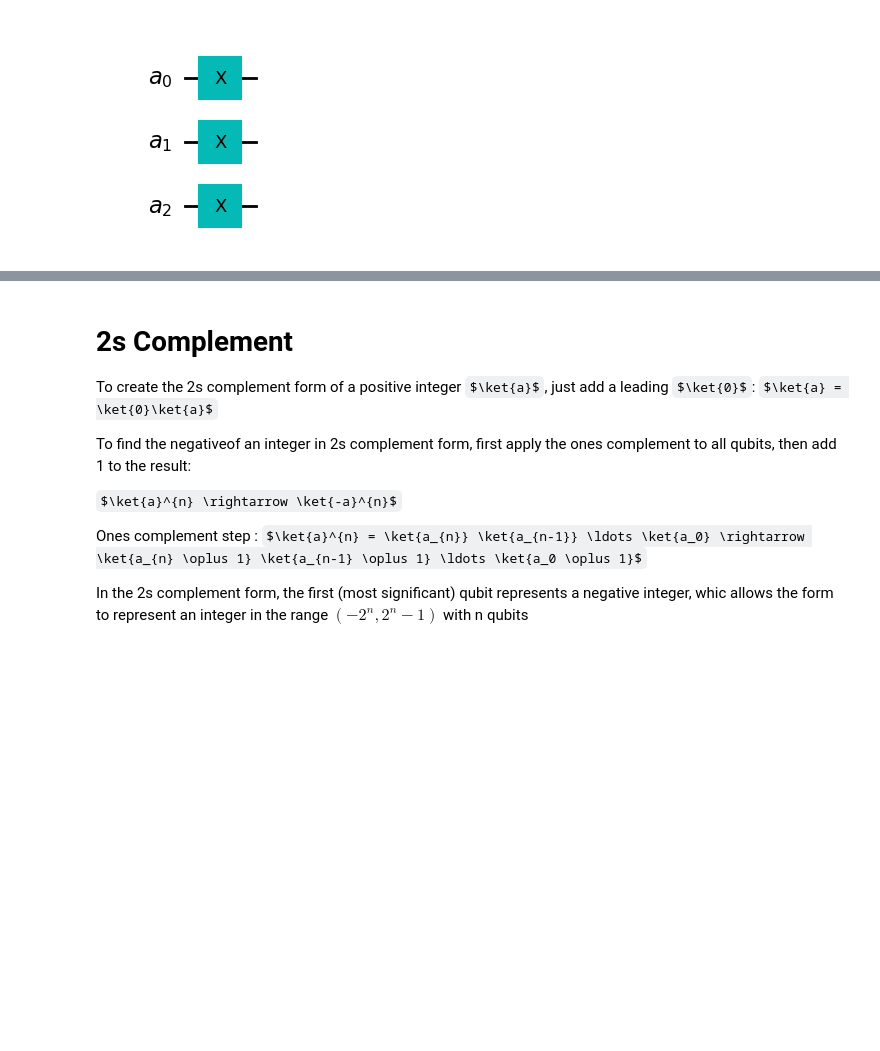
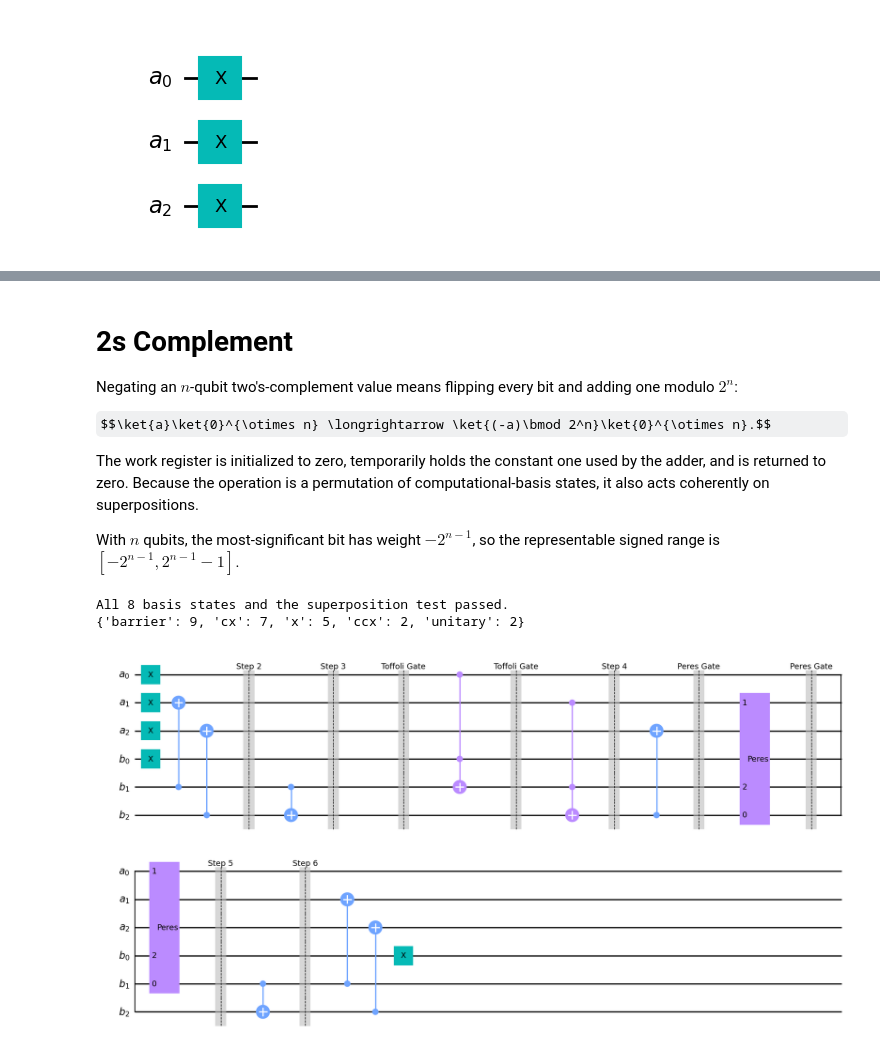
Before and after one commit to lincolnajohnston/Quantum-NTE, a Jupyter notebook: Elementary_circuits/basic_arithmetic_circuits.ipynb, the cells around one changed output, grey strips where cells are left out. Saved outputs shown, nothing was run; the diff lists cells and outputs as text; code cells hidden in the pictures; some formulas as TeX source; blank space fills up the shorter version.

```diff
--- a/Elementary_circuits/basic_arithmetic_circuits.ipynb
+++ b/Elementary_circuits/basic_arithmetic_circuits.ipynb
@@ -297,44 +384,53 @@ qc.draw('mpl')
 # %% [markdown]
 # 2s Complement
-To create the 2s complement form of a positive integer $\ket{a}$, just add a leading $\ket{0}$: $\ket{a} = \ket{0}\ket{a}$
+Negating an $n$-qubit two's-complement value means flipping every bit and adding one modulo $2^n$:
 
-To find the negativeof an integer in 2s complement form, first apply the ones complement to all qubits, then add 1 to the result:
+$$\ket{a}\ket{0}^{\otimes n} \longrightarrow \ket{(-a)\bmod 2^n}\ket{0}^{\otimes n}.$$
 
-$\ket{a}^{n} \rightarrow \ket{-a}^{n}$
+The work register is initialized to zero, temporarily holds the constant one used by the adder, and is returned to zero. Because the operation is a permutation of computational-basis states, it also acts coherently on superpositions.
 
-Ones complement step : $\ket{a}^{n} = \ket{a_{n}} \ket{a_{n-1}} \ldots \ket{a_0} \rightarrow \ket{a_{n} \oplus 1} \ket{a_{n-1} \oplus 1} \ldots \ket{a_0 \oplus 1}$
-
-
-In the 2s complement form, the first (most significant) qubit represents a negative integer, whic allows the form to represent an integer in the range $(-2^n, 2^n-1)$ with n qubits
+With $n$ qubits, the most-significant bit has weight $-2^{n-1}$, so the representable signed range is $[-2^{n-1}, 2^{n-1}-1]$.
 # %%
 n = 3 # some arbitrary value
 a = QuantumRegister(n, 'a') # "A" register
+b = QuantumRegister(n, 'b') # "B" register
 
-qc = QuantumCircuit(a)
+qc = QuantumCircuit(a, b)
 
-Ones_complement(qc, a)
+Twos_complement(qc, a, b)
 
-# get the unitary of the circuit
-U = Operator(qc).data
-#print("unitary operator: ", np.round(U, decimals=2))
+dimension = 2**n
 
-# run inputs and print outputs
+# Exhaustively test every computational-basis input. The a register should
+# contain -a modulo 2^n and the work register should return to zero.
 for a_val in range(int(2**n)):
-    integer_input = a_val
-    state_vec = np.zeros(int(2**n))
-    state_vec[integer_input] = 1
-    input_state = Statevector(state_vec)
+    input_state = Statevector.from_int(a_val, dims=2**(2*n))
+    output_state = input_state.evolve(qc)
+    expected_a = (-a_val) % dimension
+    expected_state = Statevector.from_int(expected_a, dims=2**(2*n))
+    assert output_state.equiv(expected_state), (
+        f"two's complement failed for a={a_val}: expected {expected_a}"
+    )
 
-    # Apply the circuit to the state
-    output_state = input_state.evolve(qc)
-    output_a = np.argmax(output_state.data)
+# Verify coherent action on a state with nontrivial complex amplitudes.
+a_amplitudes = np.array([1, 2j, -1, 1-1j, 0, 2, -1j, 1], dtype=complex)
+a_amplitudes /= np.linalg.norm(a_amplitudes)
+input_amplitudes = np.zeros(dimension**2, dtype=complex)
+input_amplitudes[:dimension] = a_amplitudes  # b starts in |0...0>
 
-    if output_a != int(2**n) - a_val - 1:
-        print("output a is not correct")
-        print("input: ", state_vec, "   a = ", a_val)
-        print("output: ", np.round(np.real(output_state.data), decimals=2), "   a = ", output_a)
-        #raise Exception("output a is not correct")
+expected_amplitudes = np.zeros_like(input_amplitudes)
+for a_val, amplitude in enumerate(a_amplitudes):
+    expected_amplitudes[(-a_val) % dimension] = amplitude
 
+output_state = Statevector(input_amplitudes).evolve(qc)
+assert np.allclose(output_state.data, expected_amplitudes), (
+    "two's complement did not preserve the superposition amplitudes"
+)
 
+print(f"All {dimension} basis states and the superposition test passed.")
 print(dict(qc.count_ops()))
 qc.draw('mpl')
+# %% [output]
+All 8 basis states and the superposition test passed.
+{'barrier': 9, 'cx': 7, 'x': 5, 'ccx': 2, 'unitary': 2}
+[figure, added]
```
Also changed, not shown: parts of 8 cells of this notebook, 3 other files.
